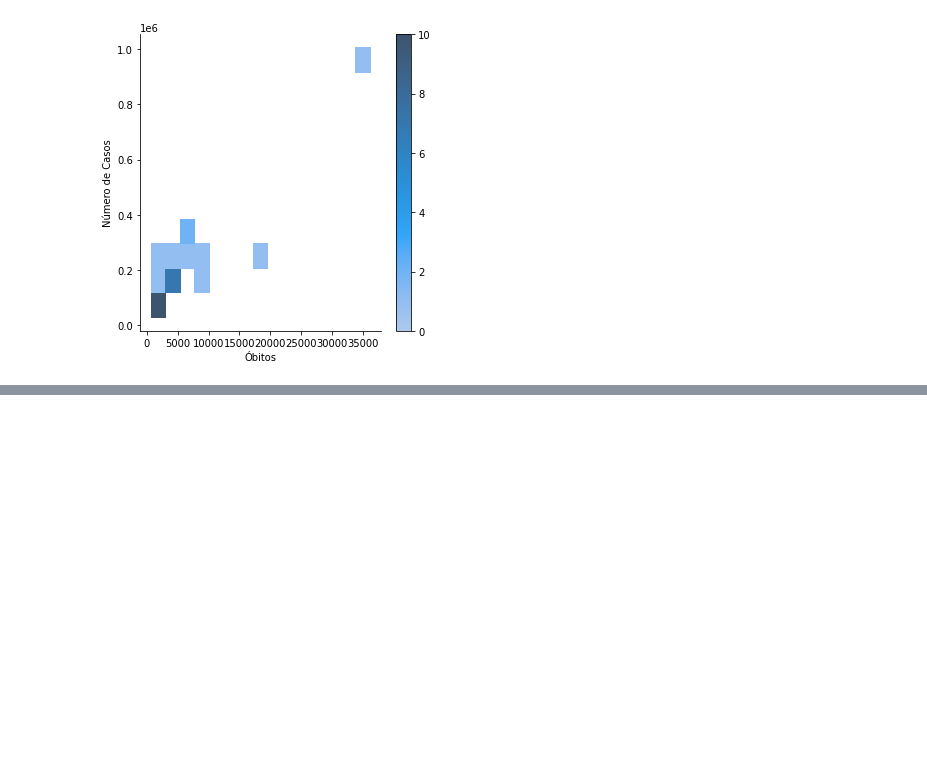
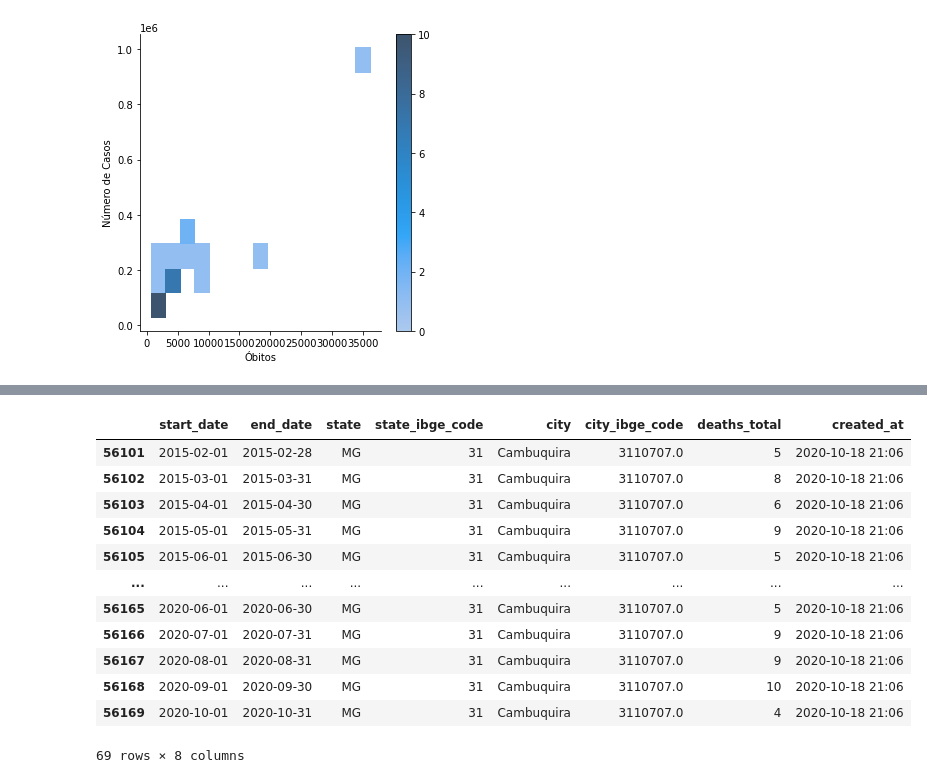
Before and after one commit to jcbritobr/covid-analysis, a Jupyter notebook: covid_analysis.ipynb, the cells around one changed output, grey strips where cells are left out. Drawn from its saved outputs; the diff is of its cells as text; code cells hidden in the pictures; blank space fills up the shorter version.

```diff
--- a/covid_analysis.ipynb
+++ b/covid_analysis.ipynb
@@ -63,0 +76,18 @@ displot.set(ylabel="Número de Casos")
+# %%
+is_cambuquira_df = deaths_registry["city"] == "Cambuquira"
+cbq_df = deaths_registry[is_cambuquira_df]
+cbq_df
+# %% [output]
+|  | start_date | end_date | state | state_ibge_code | city | city_ibge_code | deaths_total | created_at |
+| 56101 | 2015-02-01 | 2015-02-28 | MG | 31 | Cambuquira | 3110707.0 | 5 | 2020-10-18 21:06 |
+| 56102 | 2015-03-01 | 2015-03-31 | MG | 31 | Cambuquira | 3110707.0 | 8 | 2020-10-18 21:06 |
+| 56103 | 2015-04-01 | 2015-04-30 | MG | 31 | Cambuquira | 3110707.0 | 6 | 2020-10-18 21:06 |
+| 56104 | 2015-05-01 | 2015-05-31 | MG | 31 | Cambuquira | 3110707.0 | 9 | 2020-10-18 21:06 |
+| 56105 | 2015-06-01 | 2015-06-30 | MG | 31 | Cambuquira | 3110707.0 | 5 | 2020-10-18 21:06 |
+| ... | ... | ... | ... | ... | ... | ... | ... | ... |
+| 56165 | 2020-06-01 | 2020-06-30 | MG | 31 | Cambuquira | 3110707.0 | 5 | 2020-10-18 21:06 |
+| 56166 | 2020-07-01 | 2020-07-31 | MG | 31 | Cambuquira | 3110707.0 | 9 | 2020-10-18 21:06 |
+| 56167 | 2020-08-01 | 2020-08-31 | MG | 31 | Cambuquira | 3110707.0 | 9 | 2020-10-18 21:06 |
+| 56168 | 2020-09-01 | 2020-09-30 | MG | 31 | Cambuquira | 3110707.0 | 10 | 2020-10-18 21:06 |
+| 56169 | 2020-10-01 | 2020-10-31 | MG | 31 | Cambuquira | 3110707.0 | 4 | 2020-10-18 21:06 |
+69 rows × 8 columns
```
Also changed, not shown: parts of 7 cells of this notebook, 1 other file.
